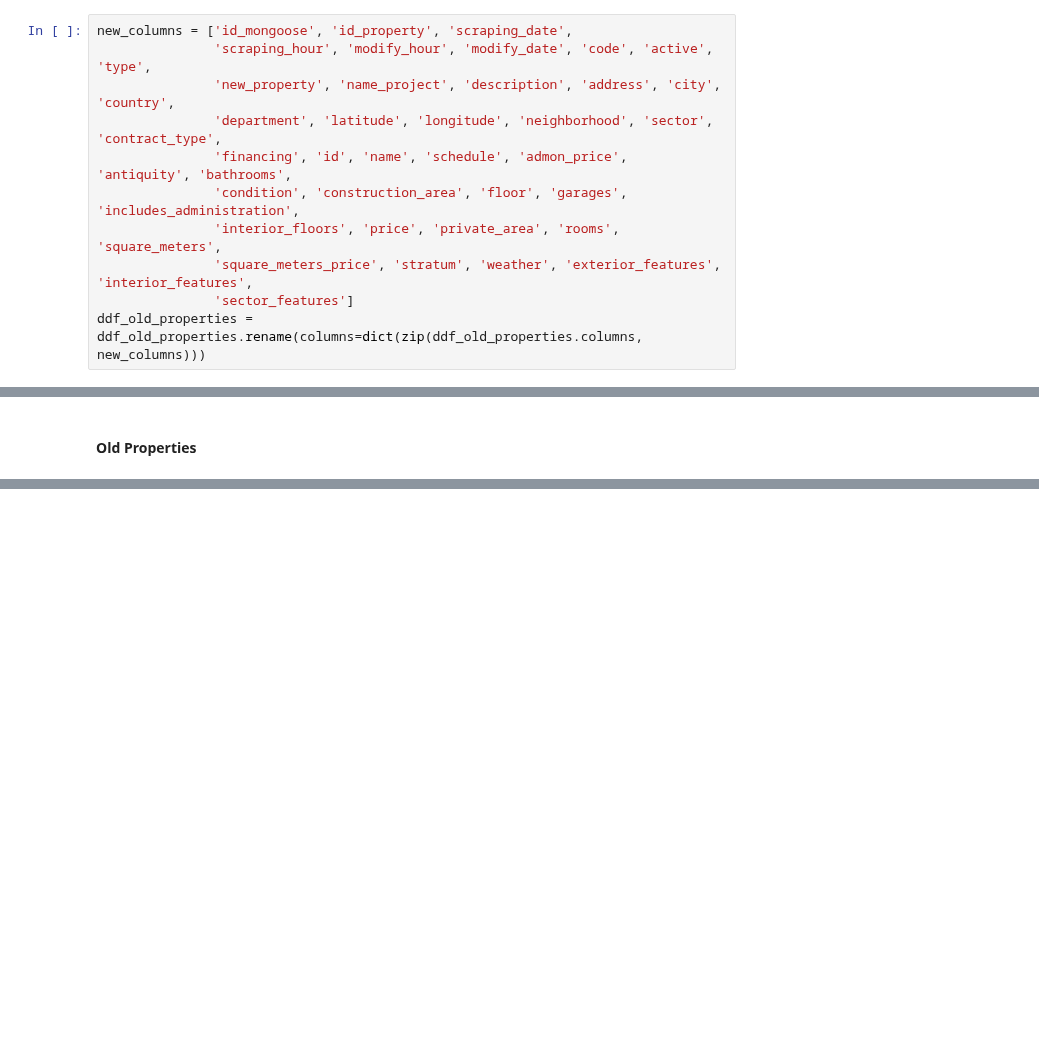
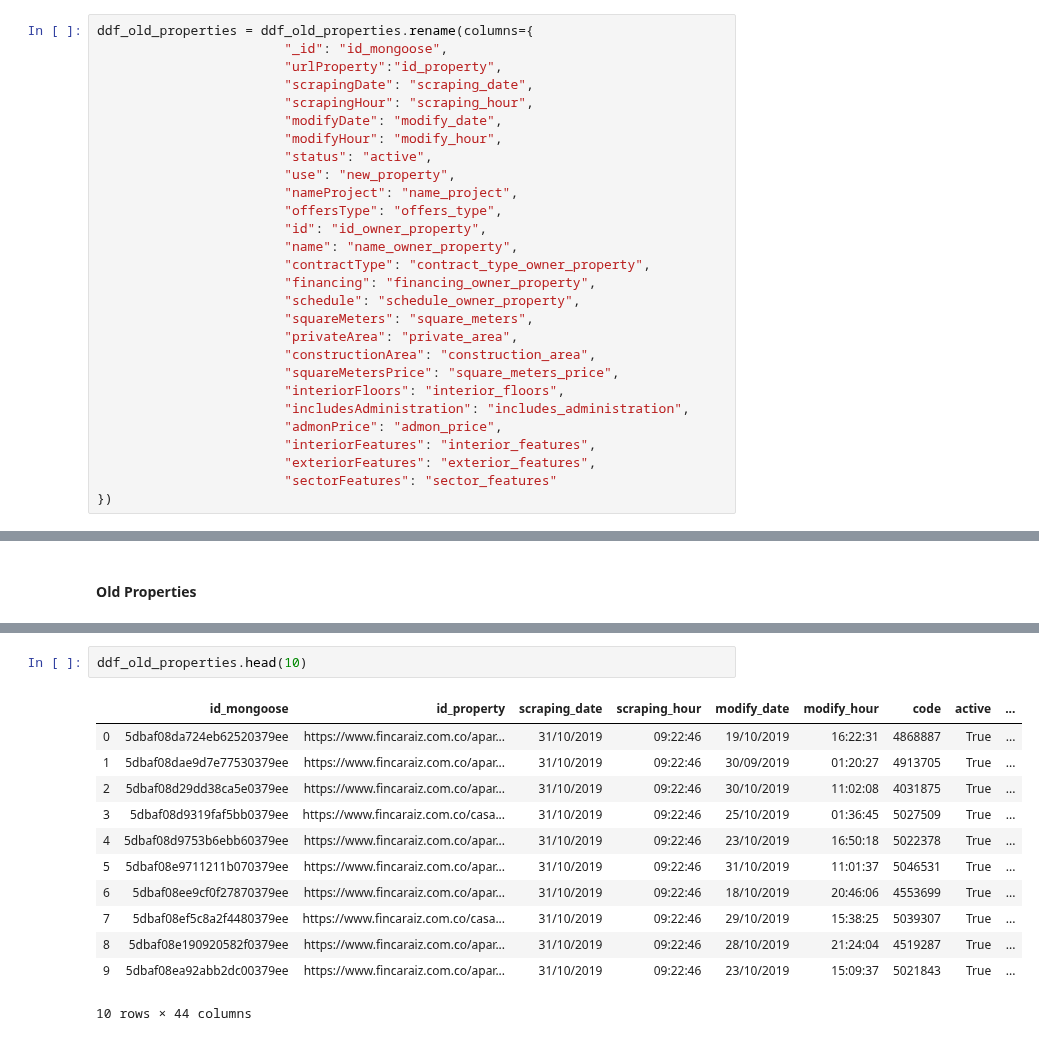
Before and after one commit to stivenramireza/anutibara-web-scraping, a Jupyter notebook: data-cleaning/data_preparation.ipynb, the cells around one changed output, grey strips where cells are left out. Saved outputs shown, nothing was run; the diff lists cells and outputs as text; blank space fills up the shorter version.

```diff
--- a/data-cleaning/data_preparation.ipynb
+++ b/data-cleaning/data_preparation.ipynb
@@ -174,16 +199,33 @@ ddf_new_properties = ddf_new_properties.rename(columns=dict(zip(ddf_new_properti
 # %% [markdown]
 #### Old Properties
-# %%
-new_columns = ['id_mongoose', 'id_property', 'scraping_date',
-               'scraping_hour', 'modify_hour', 'modify_date', 'code', 'active', 'type',
-               'new_property', 'name_project', 'description', 'address', 'city', 'country',
-               'department', 'latitude', 'longitude', 'neighborhood', 'sector', 'contract_type',
-               'financing', 'id', 'name', 'schedule', 'admon_price', 'antiquity', 'bathrooms',
-               'condition', 'construction_area', 'floor', 'garages', 'includes_administration',
-               'interior_floors', 'price', 'private_area', 'rooms', 'square_meters',
-               'square_meters_price', 'stratum', 'weather', 'exterior_features', 'interior_features',
-               'sector_features']
-ddf_old_properties = ddf_old_properties.rename(columns=dict(zip(ddf_old_properties.columns, new_columns)))
+# %%
+ddf_old_properties = ddf_old_properties.rename(columns={
+                        "_id": "id_mongoose",
+                        "urlProperty":"id_property",
+                        "scrapingDate": "scraping_date",
+                        "scrapingHour": "scraping_hour",
+                        "modifyDate": "modify_date",
+                        "modifyHour": "modify_hour",
+                        "status": "active",
+                        "use": "new_property",
+                        "nameProject": "name_project",
+                        "offersType": "offers_type",
+                        "id": "id_owner_property",
+                        "name": "name_owner_property",
+                        "contractType": "contract_type_owner_property",
+                        "financing": "financing_owner_property",
+                        "schedule": "schedule_owner_property",
+                        "squareMeters": "square_meters",
+                        "privateArea": "private_area",
+                        "constructionArea": "construction_area",
+                        "squareMetersPrice": "square_meters_price",
+                        "interiorFloors": "interior_floors",
+                        "includesAdministration": "includes_administration",
+                        "admonPrice": "admon_price",
+                        "interiorFeatures": "interior_features",
+                        "exteriorFeatures": "exterior_features",
+                        "sectorFeatures": "sector_features"
+})
 # %% [markdown]
 ### Data Cleaning
 # %% [markdown]
@@ -246,0 +293,15 @@ ddf_old_properties.describe()
+# %%
+ddf_old_properties.head(10)
+# %% [output]
+|  | id_mongoose | id_property | scraping_date | scraping_hour | modify_date | modify_hour | code | active | ... |
+| 0 | 5dbaf08da724eb62520379ee | https://www.fincaraiz.com.co/apar... | 31/10/2019 | 09:22:46 | 19/10/2019 | 16:22:31 | 4868887 | True | ... |
+| 1 | 5dbaf08dae9d7e77530379ee | https://www.fincaraiz.com.co/apar... | 31/10/2019 | 09:22:46 | 30/09/2019 | 01:20:27 | 4913705 | True | ... |
+| 2 | 5dbaf08d29dd38ca5e0379ee | https://www.fincaraiz.com.co/apar... | 31/10/2019 | 09:22:46 | 30/10/2019 | 11:02:08 | 4031875 | True | ... |
+| 3 | 5dbaf08d9319faf5bb0379ee | https://www.fincaraiz.com.co/casa... | 31/10/2019 | 09:22:46 | 25/10/2019 | 01:36:45 | 5027509 | True | ... |
+| 4 | 5dbaf08d9753b6ebb60379ee | https://www.fincaraiz.com.co/apar... | 31/10/2019 | 09:22:46 | 23/10/2019 | 16:50:18 | 5022378 | True | ... |
+| 5 | 5dbaf08e9711211b070379ee | https://www.fincaraiz.com.co/apar... | 31/10/2019 | 09:22:46 | 31/10/2019 | 11:01:37 | 5046531 | True | ... |
+| 6 | 5dbaf08ee9cf0f27870379ee | https://www.fincaraiz.com.co/apar... | 31/10/2019 | 09:22:46 | 18/10/2019 | 20:46:06 | 4553699 | True | ... |
+| 7 | 5dbaf08ef5c8a2f4480379ee | https://www.fincaraiz.com.co/casa... | 31/10/2019 | 09:22:46 | 29/10/2019 | 15:38:25 | 5039307 | True | ... |
+| 8 | 5dbaf08e190920582f0379ee | https://www.fincaraiz.com.co/apar... | 31/10/2019 | 09:22:46 | 28/10/2019 | 21:24:04 | 4519287 | True | ... |
+| 9 | 5dbaf08ea92abb2dc00379ee | https://www.fincaraiz.com.co/apar... | 31/10/2019 | 09:22:46 | 23/10/2019 | 15:09:37 | 5021843 | True | ... |
+10 rows × 44 columns
```
Also changed, not shown: parts of 9 cells of this notebook, 12 other files.
